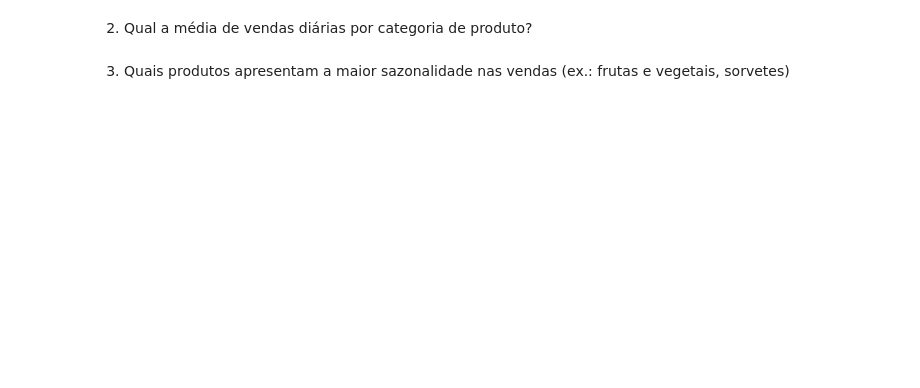
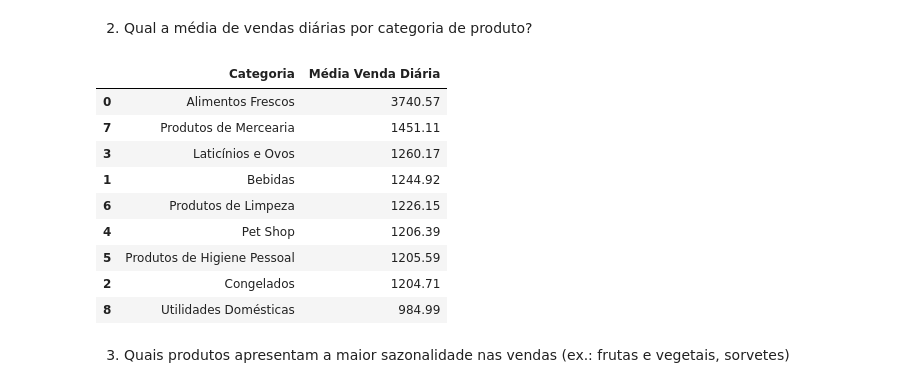
Before and after one commit to Danibisinoto/Repositorio_PROJETO_FINAL_Analise_Exploratoria_de_Dados, a Jupyter notebook: PROJETO.IPYNB, the cells around one changed output. Saved outputs shown, nothing was run; the diff lists cells and outputs as text; code cells hidden in the pictures; blank space fills up the shorter version.

Commit message:
finalizada a análise inicial do df e respondidas as questões 1 e 2

```diff
--- a/PROJETO.IPYNB
+++ b/PROJETO.IPYNB
@@ -286,5 +303,40 @@ Pico_Vendas
 # %% [markdown]
 2. Qual a média de vendas diárias por categoria de produto?
+# %%
+# calculando as vendas diárias de cada categoria
+Vendas_Dia=df.groupby(['Categoria', 'Data'])['Total_Venda'].sum().reset_index()
+#Vendas_Dia
+
+# calculando a média diaria por categoria
+Media_Diaria = (Vendas_Dia.groupby(['Categoria'])['Total_Venda'].mean()
+                                                                .reset_index()
+                                                                .rename(columns={'Total_Venda': 'Média Venda Diária'})
+                                                                .sort_values(by='Média Venda Diária', ascending=False)
+                                                                .round(2))
+Media_Diaria
+#DataFrame.rename ( mapper = None , '* ' , index = None , columns = None , axis = None , copy = <no_default> ,
+#inplace = <no_default> , level = None , errors = 'ignore' )
+#Renomeie colunas ou rótulos de índice.
+#Os valores de função/dicionário devem ser únicos (um para um). Os rótulos que não estiverem contidos em um
+#dicionário/série permanecerão como estão. Rótulos extras listados não geram erro.
+
+#####ANALISE
+#Como esperado, 'Alimentos Frescos" possui maior média de venda diária(1/4 do faturamento diário), tendo mais do
+# dobro de média para o segundo colocado - 'Produtos de Mercearia'.
+# As demais categorias tem média próxima (variação baixa entre elas).
+#E em último temos a categoria 'Utilidades Domésticas" com a menor média diária, como esperado(conforme análise
+#anterior!)
+# %% [output]
+|  | Categoria | Média Venda Diária |
+| 0 | Alimentos Frescos | 3740.57 |
+| 7 | Produtos de Mercearia | 1451.11 |
+| 3 | Laticínios e Ovos | 1260.17 |
+| 1 | Bebidas | 1244.92 |
+| 6 | Produtos de Limpeza | 1226.15 |
+| 4 | Pet Shop | 1206.39 |
+| 5 | Produtos de Higiene Pessoal | 1205.59 |
+| 2 | Congelados | 1204.71 |
+| 8 | Utilidades Domésticas | 984.99 |
 # %% [markdown]
 3. Quais produtos apresentam a maior sazonalidade nas vendas (ex.: frutas e vegetais,
 sorvetes)
```
Also changed, not shown: parts of 11 cells of this notebook.
